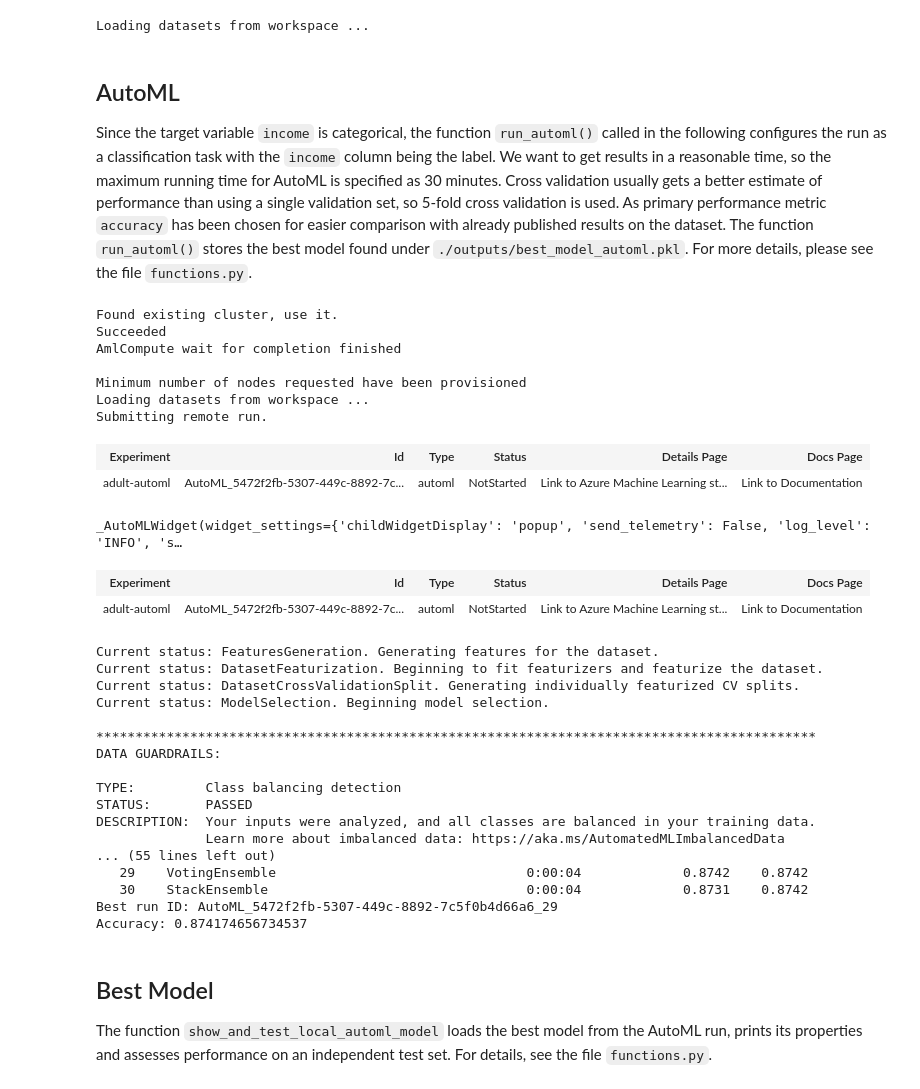
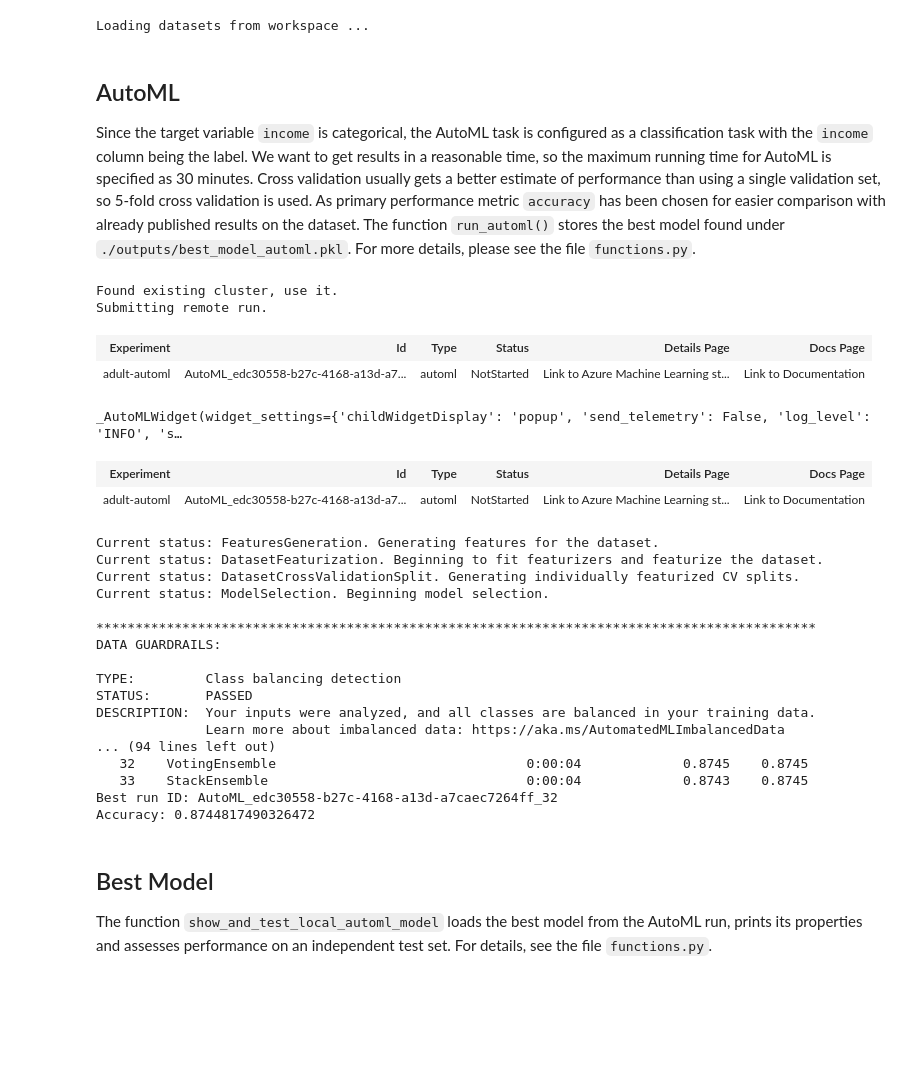
Before and after one commit to stolpem/mlazure-ndeg-prj3, a Jupyter notebook: automl.ipynb, the cells around one changed output. Cells and saved outputs as stored; diff of their text form; code cells hidden in the pictures; blank space fills up the shorter version.

Commit message:
Added parameters for AutoML run and added print function

```diff
--- a/automl.ipynb
+++ b/automl.ipynb
@@ -25,28 +25,34 @@ southcentralus
 
 As dataset the Adult dataset from the UCI machine learning repository is used. The task is to predict the income class (over 50k or below) based on an individual person's features. For a more thorough description of the dataset, please see the `README.md` file. The function `get_data()` called in the following downloads the training and test data, does some preprocessing and stores the data in a blobstore of the current workspace. For details, please see the comments in the file `functions.py`.
 # %%
-_, test_ds = get_data()
+train_ds, test_ds = get_data()
 # %% [output]
 Loading datasets from workspace ...
 # %% [markdown]
 ## AutoML
 
-Since the target variable `income` is categorical, the function `run_automl()` called in the following configures the run as a classification task with the `income` column being the label. We want to get results in a reasonable time, so the maximum running time for AutoML is specified as 30 minutes. Cross validation usually gets a better estimate of performance than using a single validation set, so 5-fold cross validation is used. As primary performance metric `accuracy` has been chosen for easier comparison with already published results on the dataset. The function `run_automl()` stores the best model found under `./outputs/best_model_automl.pkl`. For more details, please see the file `functions.py`.
+Since the target variable `income` is categorical, the AutoML task is configured as a classification task with the `income` column being the label. We want to get results in a reasonable time, so the maximum running time for AutoML is specified as 30 minutes. Cross validation usually gets a better estimate of performance than using a single validation set, so 5-fold cross validation is used. As primary performance metric `accuracy` has been chosen for easier comparison with already published results on the dataset. The function `run_automl()` stores the best model found under `./outputs/best_model_automl.pkl`. For more details, please see the file `functions.py`.
 # %%
-run_automl()
+from azureml.train.automl import AutoMLConfig
+
+automl_config = AutoMLConfig(
+    experiment_timeout_minutes=30,
+    task='classification',
+    primary_metric='accuracy',
+    training_data=train_ds,
+    label_column_name='income',
+    n_cross_validations=5,
+    compute_target=get_compute_cluster())
+
+run_automl(automl_config)
 # %% [output]
 Found existing cluster, use it.
-Succeeded
-AmlCompute wait for completion finished
-
-Minimum number of nodes requested have been provisioned
-Loading datasets from workspace ...
 Submitting remote run.
 | Experiment | Id | Type | Status | Details Page | Docs Page |
-| adult-automl | AutoML_5472f2fb-5307-449c-8892-7c... | automl | NotStarted | Link to Azure Machine Learning st... | Link to Documentation |
+| adult-automl | AutoML_edc30558-b27c-4168-a13d-a7... | automl | NotStarted | Link to Azure Machine Learning st... | Link to Documentation |
 _AutoMLWidget(widget_settings={'childWidgetDisplay': 'popup', 'send_telemetry': False, 'log_level': 'INFO', 's…
 | Experiment | Id | Type | Status | Details Page | Docs Page |
-| adult-automl | AutoML_5472f2fb-5307-449c-8892-7c... | automl | NotStarted | Link to Azure Machine Learning st... | Link to Documentation |
+| adult-automl | AutoML_edc30558-b27c-4168-a13d-a7... | automl | NotStarted | Link to Azure Machine Learning st... | Link to Documentation |
 Current status: FeaturesGeneration. Generating features for the dataset.
 Current status: DatasetFeaturization. Beginning to fit featurizers and featurize the dataset.
 Current status: DatasetCrossValidationSplit. Generating individually featurized CV splits.
@@ -59,11 +65,11 @@ TYPE:         Class balancing detection
 STATUS:       PASSED
 DESCRIPTION:  Your inputs were analyzed, and all classes are balanced in your training data.
               Learn more about imbalanced data: https://aka.ms/AutomatedMLImbalancedData
-... (55 lines left out)
-   29    VotingEnsemble                                0:00:04             0.8742    0.8742
-   30    StackEnsemble                                 0:00:04             0.8731    0.8742
-Best run ID: AutoML_5472f2fb-5307-449c-8892-7c5f0b4d66a6_29
-Accuracy: 0.874174656734537
+... (94 lines left out)
+   32    VotingEnsemble                                0:00:04             0.8745    0.8745
+   33    StackEnsemble                                 0:00:04             0.8743    0.8745
+Best run ID: AutoML_edc30558-b27c-4168-a13d-a7caec7264ff_32
+Accuracy: 0.8744817490326472
 # %% [markdown]
 ## Best Model
 
```
Also changed, not shown: parts of 4 cells of this notebook, 2 other files.
